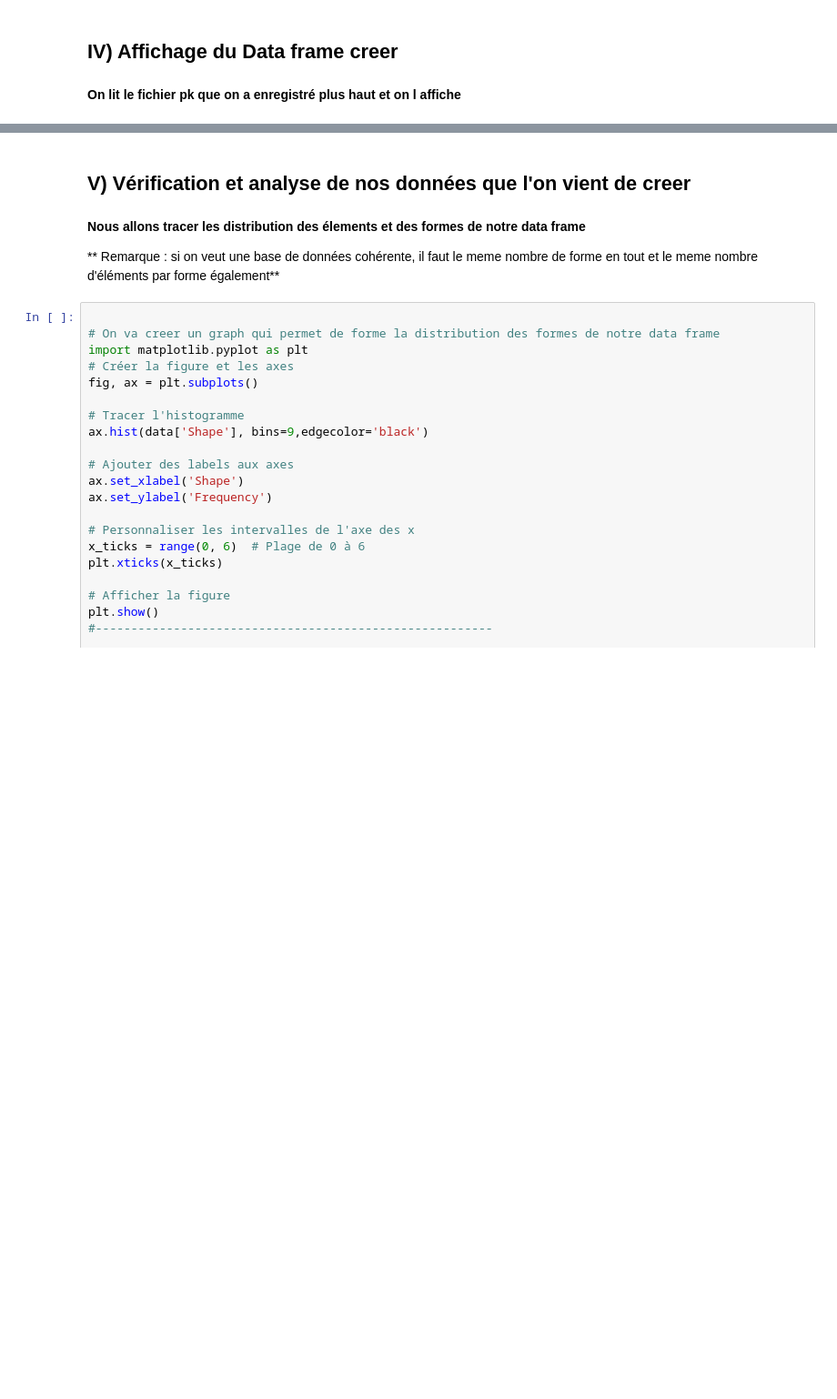
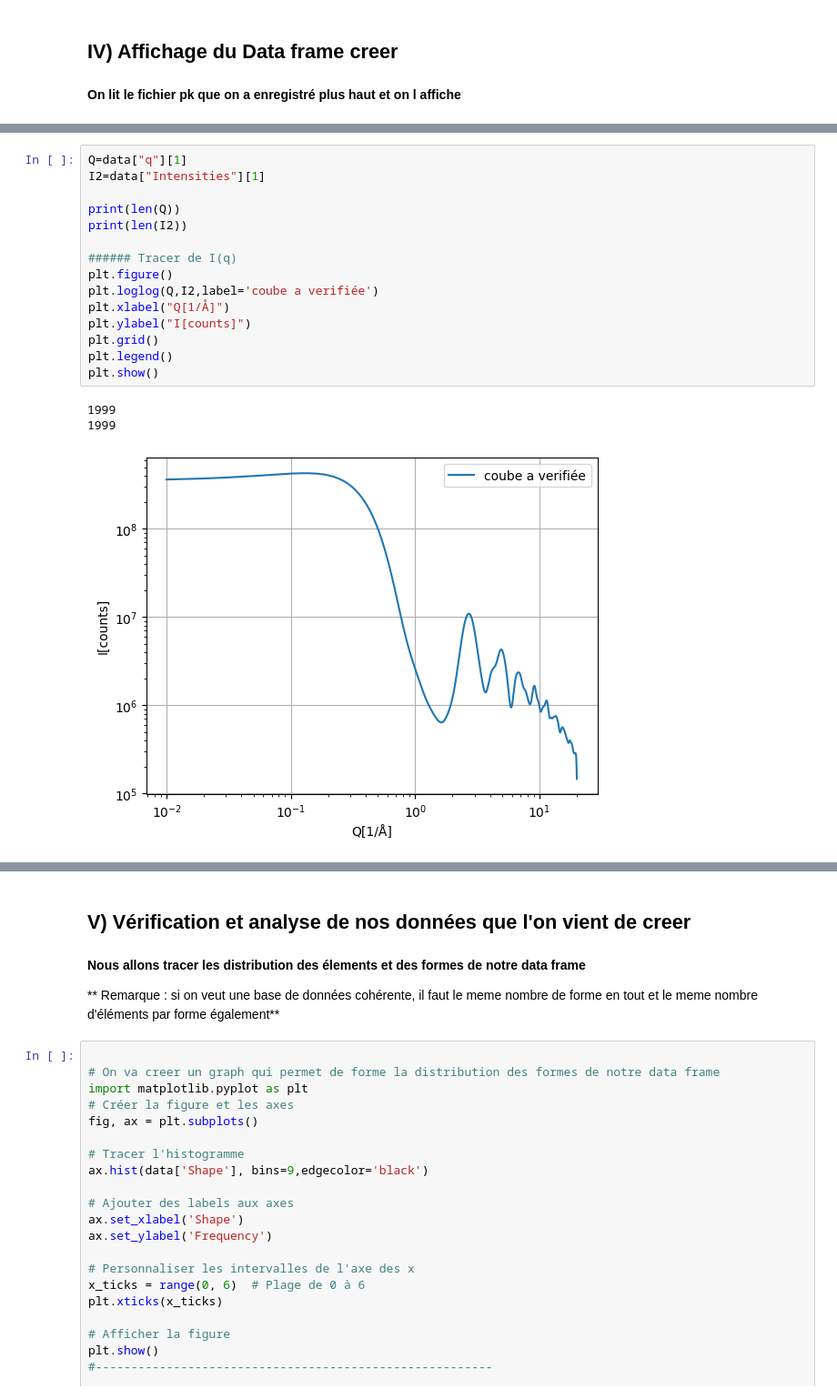
Before and after one commit to scayez/Projet_SAXS_WAXS_IA, a Jupyter notebook: script_shape_johnson.ipynb, the cells around one changed output, grey strips where cells are left out. Shown at 91% size. Cells and saved outputs as stored; diff of their text form; blank space fills up the shorter version.

```diff
--- a/script_shape_johnson.ipynb
+++ b/script_shape_johnson.ipynb
@@ -561,0 +716,19 @@ plt.show()
+# %%
+Q=data["q"][1]
+I2=data["Intensities"][1]
+
+print(len(Q))
+print(len(I2))
+
+###### Tracer de I(q)
+plt.figure()
+plt.loglog(Q,I2,label='coube a verifiée')
+plt.xlabel("Q[1/Å]")
+plt.ylabel("I[counts]")
+plt.grid()
+plt.legend()
+plt.show()
+# %% [output]
+1999
+1999
+[figure, added]
```
Also changed, not shown: parts of 22 cells of this notebook.
